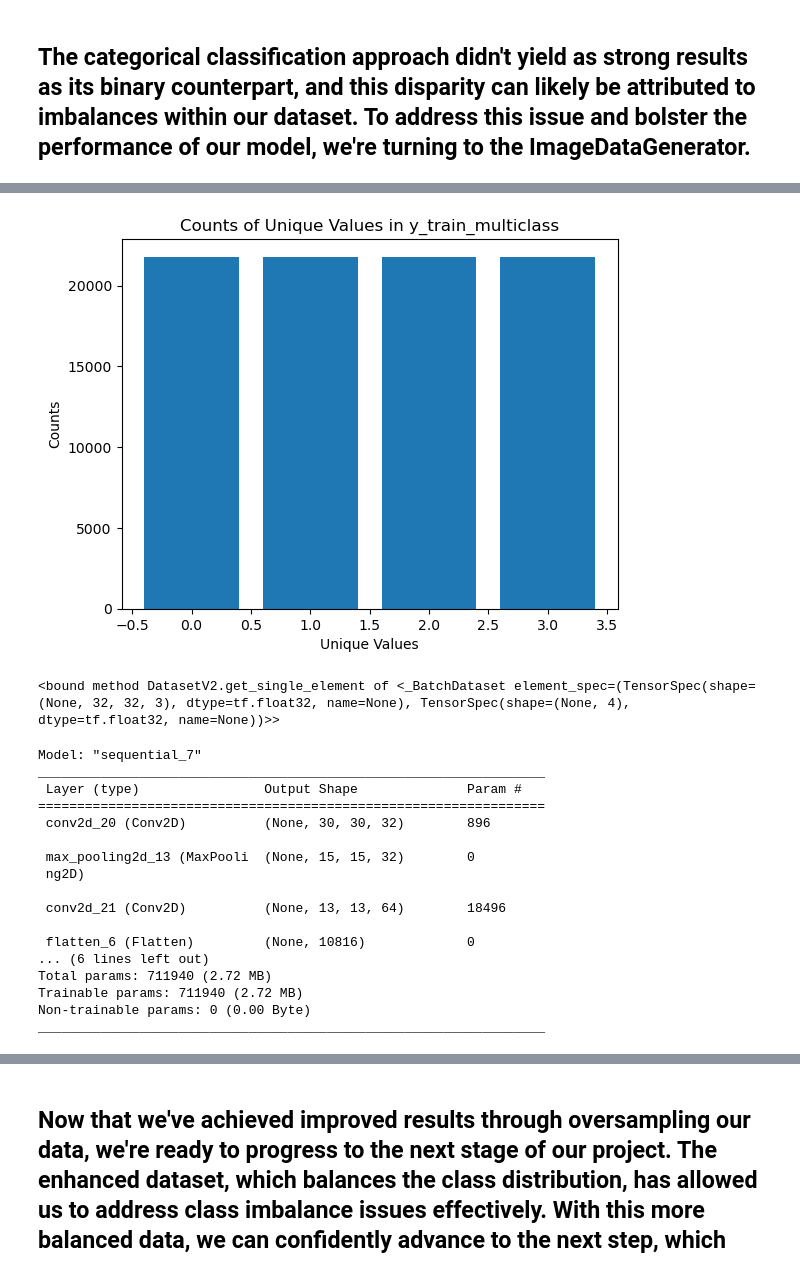
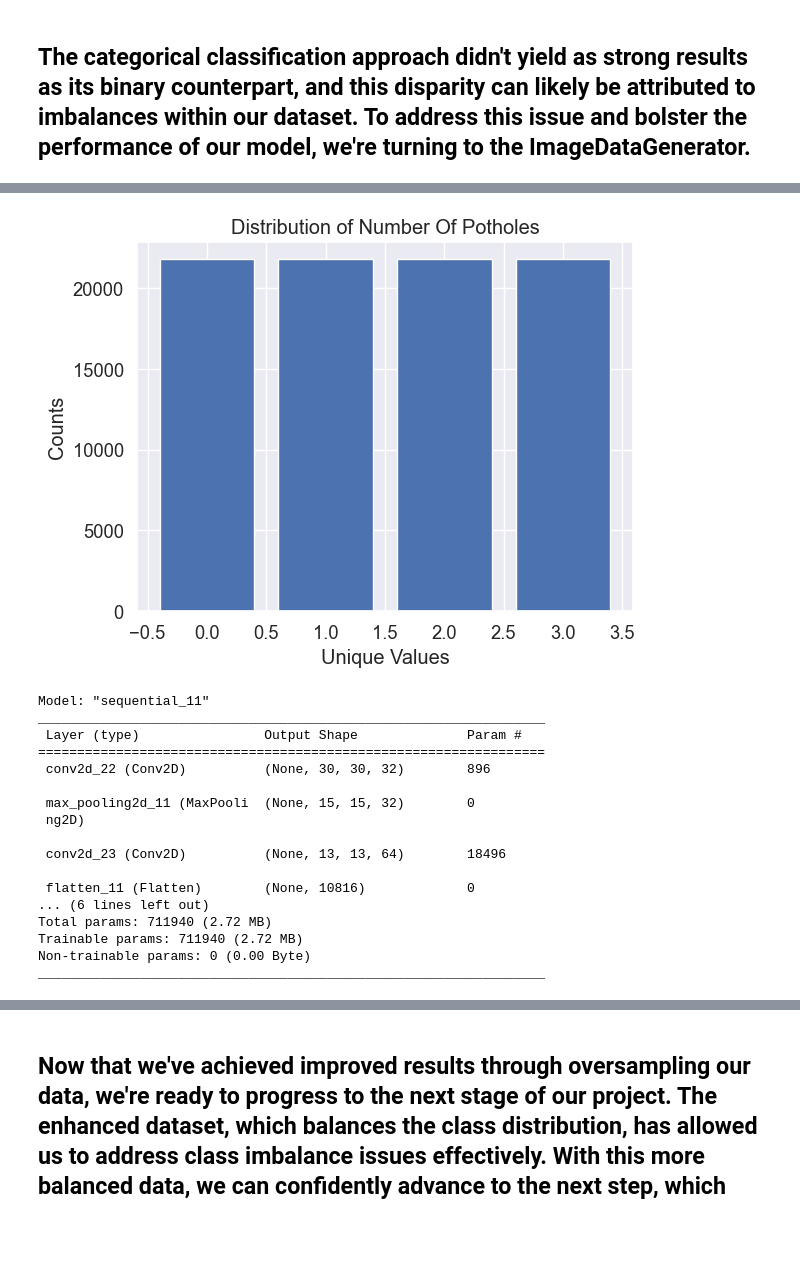
Before and after one commit to brocc12/Pothole-Recognition, a Jupyter notebook: Untitled.ipynb, the cells around one changed output, grey strips where cells are left out. Cells and saved outputs as stored; diff of their text form; code cells hidden in the pictures; blank space fills up the shorter version.

```diff
--- a/Untitled.ipynb
+++ b/Untitled.ipynb
@@ -29,9 +32,9 @@ from tensorflow.keras.optimizers import Adam
 from tensorflow.keras.metrics import F1Score
 # %%
 # Specify the path to your CSV file and image folder
-image_folder = r'C:\Users\beast\Documents\Flatiron\Pothole-Recognition\pothole-dataset\Unified Dataset\Unified Dataset\\'
+image_folder = r'C:\Users\Broc\Documents\FLatiron\Pothole-Recognition\Unified Dataset\Unified Dataset\\'
 image_folder = image_folder[:-1]
-csv_file = r'C:\Users\beast\Documents\Flatiron\Pothole-Recognition\pothole-dataset\Dataset_Info.csv'
+csv_file = r'C:\Users\Broc\Documents\FLatiron\Pothole-Recognition\Dataset_Info.csv'
 # %%
 df = pd.read_csv(csv_file).drop(['Unnamed: 4'],axis=1)
 file_paths = df["Image ID"]
@@ -436,17 +459,17 @@ len(X_train_multiclass), len(y_train_multiclass)
 # %%
 # Assuming y_train_multiclass is your NumPy array
 unique_values, counts = np.unique(y_combined_multiclass, return_counts=True)
 
 # Create a bar chart
 plt.bar(unique_values, counts)
 
 # Add labels and a title
 plt.xlabel('Unique Values')
 plt.ylabel('Counts')
-plt.title('Counts of Unique Values in y_train_multiclass')
+plt.title('Distribution of Number Of Potholes')
 
 # Show the plot
 plt.show()
 # %% [output]
-[figure, old version]
+[figure, new version]
 # %%
@@ -457,7 +480,3 @@ test_os_dataset = tf.data.Dataset.from_tensor_slices((X_test_os, y_test_os))
 BATCH_SIZE = 32
 train_os_dataset = train_os_dataset.batch(BATCH_SIZE)
 test_os_dataset = test_os_dataset.batch(BATCH_SIZE)
-# %%
-train_os_dataset.get_single_element
-# %% [output]
-<bound method DatasetV2.get_single_element of <_BatchDataset element_spec=(TensorSpec(shape=(None, 32, 32, 3), dtype=tf.float32, name=None), TensorSpec(shape=(None, 4), dtype=tf.float32, name=None))>>
@@ -464,9 +509,6 @@ train_os_dataset.get_single_element
 # %%
-from tensorflow.keras.models import Sequential
-from tensorflow.keras.layers import Conv2D, MaxPooling2D, Flatten, Dense
-
 # Create a model for 4-class classification
-model2 = Sequential([
+model3 = Sequential([
     Conv2D(32, (3, 3), activation='relu', input_shape=(32, 32, 3)),
     MaxPooling2D((2, 2)),
     Conv2D(64, (3, 3), activation='relu'),
@@ -475,22 +517,24 @@ model2 = Sequential([
     Dense(4, activation='softmax')  # 4-class output with 'softmax' activation
 ])
 
-# Compile the model with appropriate loss and metrics
-model2.compile(optimizer='adam', loss='categorical_crossentropy', metrics=['accuracy'])
-model2.summary()
+# Compile the model with appropriate loss and metrics (using F1 score)
+model3.compile(optimizer='adam', loss='categorical_crossentropy',
+              metrics=['accuracy'])
+
+model3.summary()
 # %% [output]
-Model: "sequential_7"
+Model: "sequential_11"
 _________________________________________________________________
  Layer (type)                Output Shape              Param #
 =================================================================
- conv2d_20 (Conv2D)          (None, 30, 30, 32)        896
+ conv2d_22 (Conv2D)          (None, 30, 30, 32)        896
 
- max_pooling2d_13 (MaxPooli  (None, 15, 15, 32)        0
+ max_pooling2d_11 (MaxPooli  (None, 15, 15, 32)        0
  ng2D)
 
- conv2d_21 (Conv2D)          (None, 13, 13, 64)        18496
+ conv2d_23 (Conv2D)          (None, 13, 13, 64)        18496
 
- flatten_6 (Flatten)         (None, 10816)             0
+ flatten_11 (Flatten)        (None, 10816)             0
 ... (6 lines left out)
 Total params: 711940 (2.72 MB)
 Trainable params: 711940 (2.72 MB)
```
Also changed, not shown: parts of 34 cells of this notebook.
